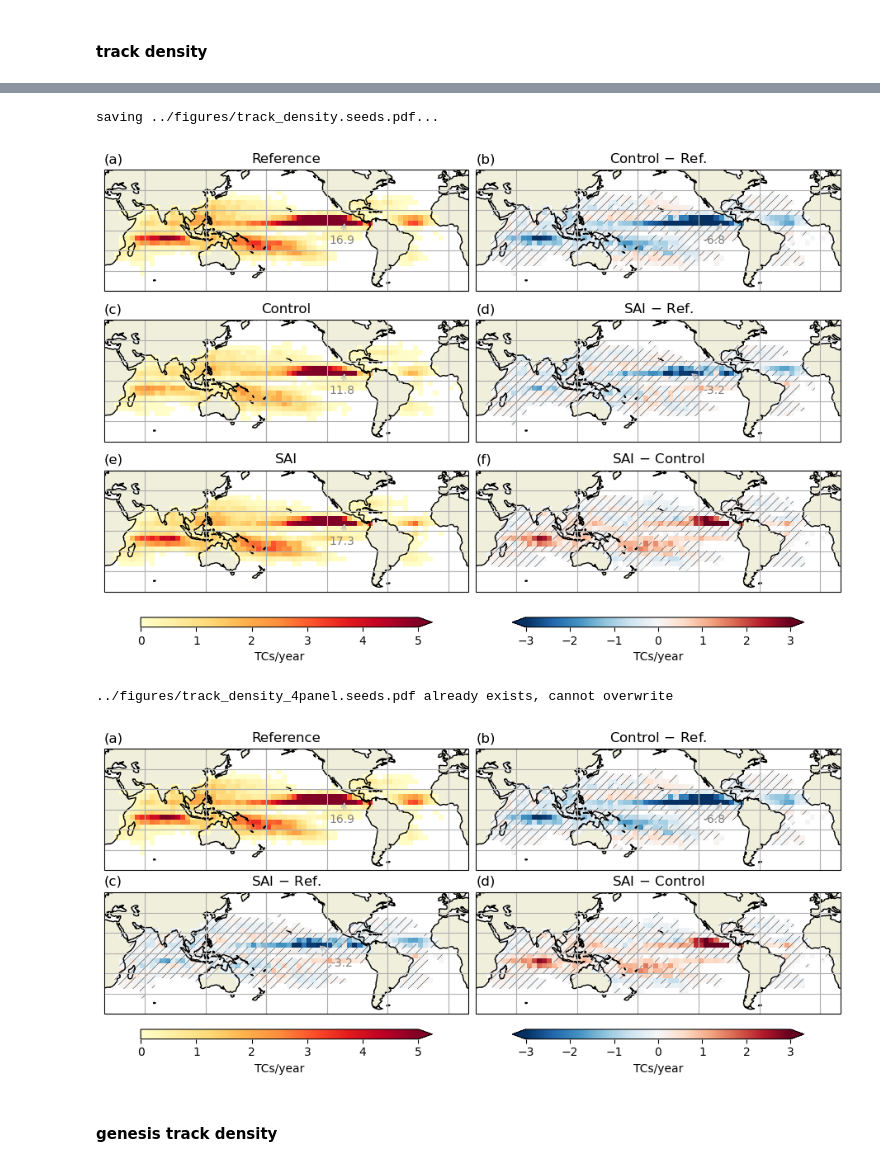
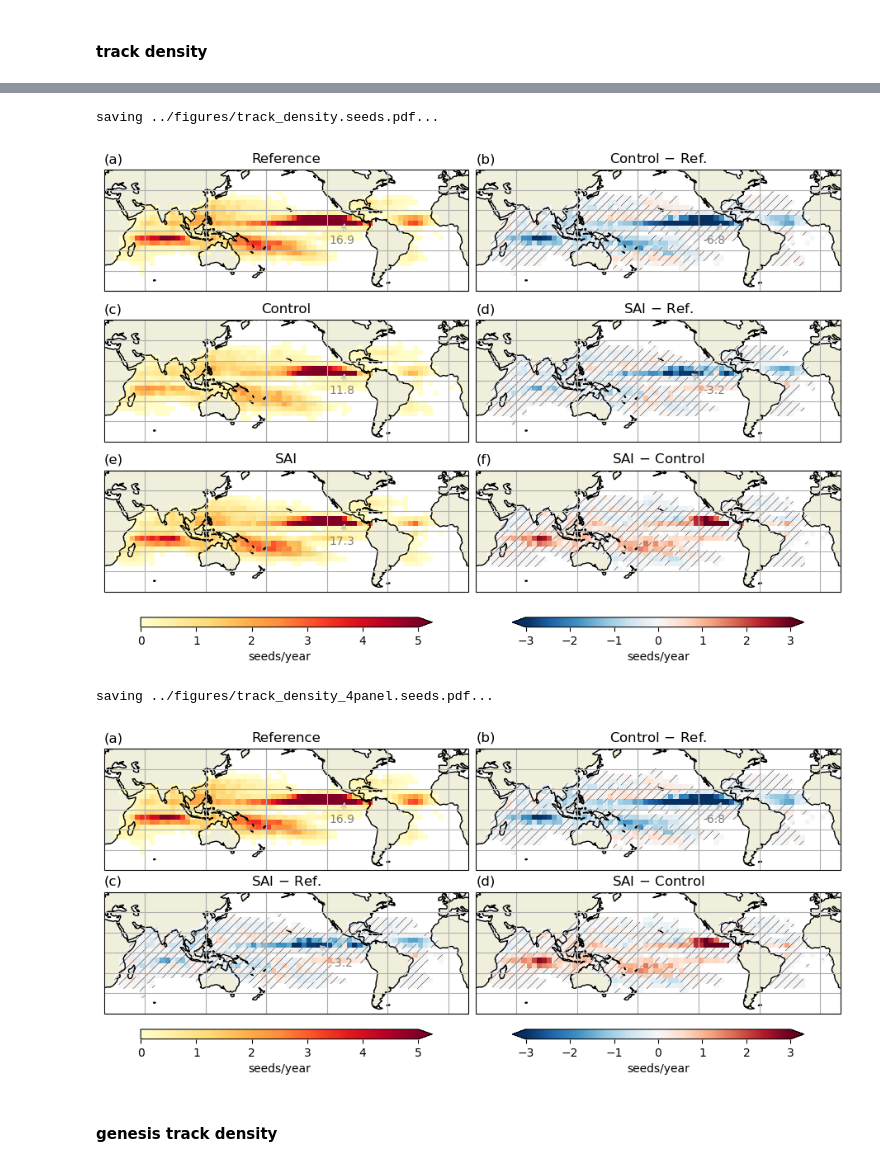
Before and after one commit to JdeJong96/TCs-under-SAI, a Jupyter notebook: analysis/notebooks/seeds.ipynb, the cells around one changed output, grey strips where cells are left out. Cells and saved outputs as stored; diff of their text form; code cells hidden in the pictures.

```diff
--- a/analysis/notebooks/seeds.ipynb
+++ b/analysis/notebooks/seeds.ipynb
@@ -195,33 +195,33 @@ cf = cfdata.plot(ax=ax, **vlims['diff'], cmap='RdBu_r', **kwargs)
 mask = xr.where(np.abs(cfdata) < (Zsig*stderr[exps]), True, False).transpose('xbins','ybins')
 x,y = np.meshgrid(mask.xbins, mask.ybins, indexing='ij')
 #si = ax.scatter(x[mask], y[mask], s=0.5, c='k', edgecolors='none', transform=ccrs.PlateCarree())
 si = ax.contourf(x, y, mask, hatches=['','///'], alpha=0, transform=ccrs.PlateCarree())
 annotate_minmax(ax, (255,-10), cfdata, method='min')
 
 ax = axs[2,1] # SAI-RCP track density
 exps = 'SAI2050-RCP8.5'
 cfdata = hists[exps]
 cf = cfdata.plot(ax=ax, **vlims['diff'], cmap='RdBu_r', **kwargs)
 mask = xr.where(np.abs(cfdata) < (Zsig*stderr[exps]), True, False).transpose('xbins','ybins')
 x,y = np.meshgrid(mask.xbins, mask.ybins, indexing='ij')
 #si = ax.scatter(x[mask], y[mask], s=2, marker='x', linewidths=0.3, c='k', edgecolors='none', transform=ccrs.PlateCarree())
 si = ax.contourf(x, y, mask, hatches=['','///'], alpha=0, transform=ccrs.PlateCarree())
 
 for ax,(lab,title) in zip(axs.flatten(), titles.items()):
     ax.gridlines()
     ax.coastlines()
     #ax.stock_img()
     ax.add_feature(cfeature.LAND)
     ax.set_title(title)
     ax.set_title(lab, loc='left')
     ax.set_extent((0,360,-60,60), crs=ccrs.PlateCarree())
 
 cb = fig.colorbar(cf, ax=axs[:,1], extend='both', **cbkwargs)
-cb.ax.set_xlabel('TCs/year')
+cb.ax.set_xlabel('seeds/year')
 cb = fig.colorbar(cf_ref, ax=axs[:,0], extend='max', **cbkwargs)
-cb.ax.set_xlabel('TCs/year')
+cb.ax.set_xlabel('seeds/year')
 
 tracks.savefig(fig, fname, **savefigkwargs)
 # %% [output]
 saving ../figures/track_density.seeds.pdf...
-[figure, old version]
+[figure, new version]
@@ -306,14 +308,14 @@ for ax,(lab,title) in zip(axs.flatten(), titles.items()):
     ax.set_extent((0,360,-60,60), crs=ccrs.PlateCarree())
 
 cb = fig.colorbar(cf, ax=axs[:,1], extend='both', **cbkwargs)
-cb.ax.set_xlabel('TCs/year')
+cb.ax.set_xlabel('seeds/year')
 cb = fig.colorbar(cf_ref, ax=axs[:,0], extend='max', **cbkwargs)
-cb.ax.set_xlabel('TCs/year')
+cb.ax.set_xlabel('seeds/year')
 
 tracks.savefig(fig, fname, **savefigkwargs)
 # %% [output]
-../figures/track_density_4panel.seeds.pdf already exists, cannot overwrite
+saving ../figures/track_density_4panel.seeds.pdf...
-[figure, old version]
+[figure, new version]
 # %% [markdown]
 #### genesis track density
 # %%
```
Also changed, not shown: parts of 9 cells of this notebook, 11 other files.
